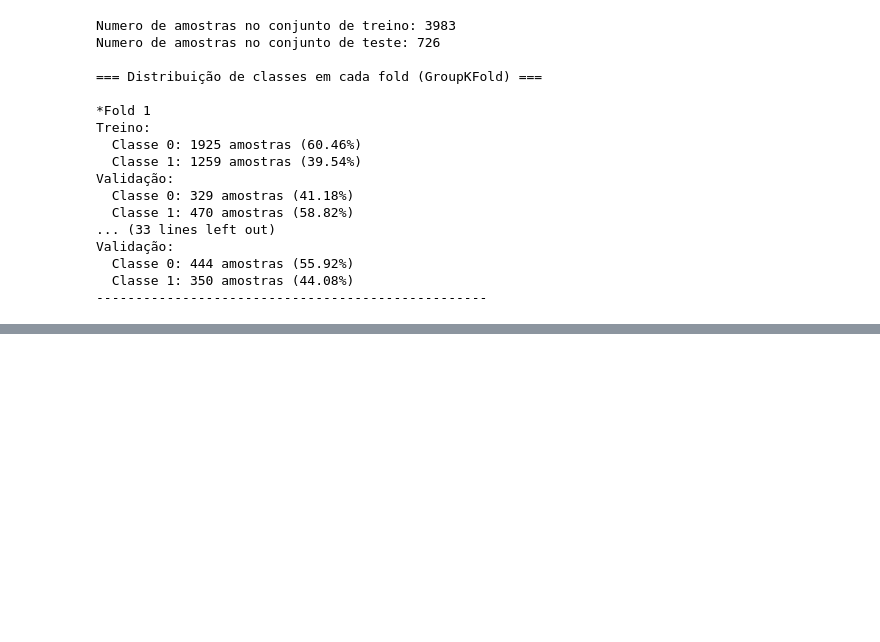
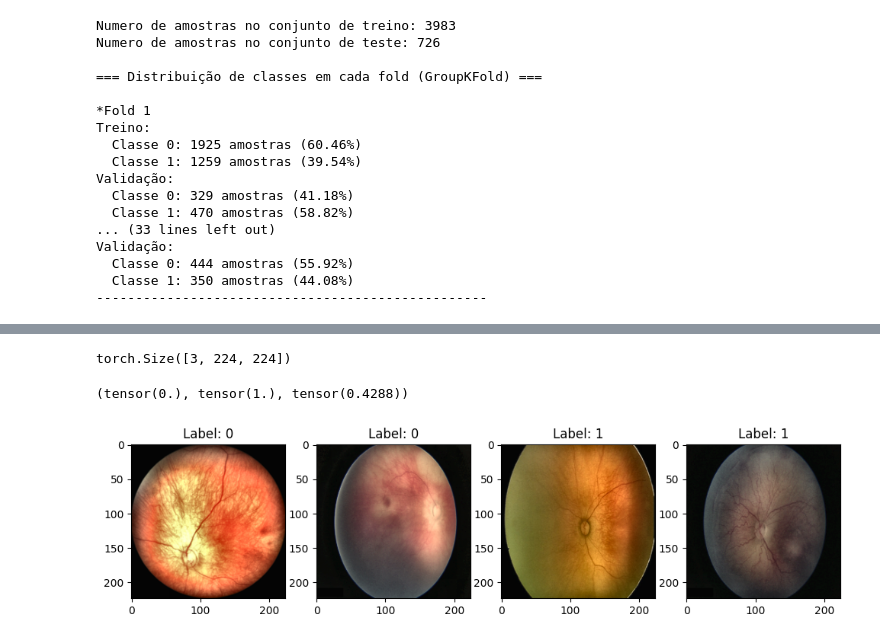
Before and after one commit to Pvictox/ROP_CLASSIFICATION, a Jupyter notebook: visualiza.ipynb, the cells around one changed output, grey strips where cells are left out. Saved outputs shown, nothing was run; the diff lists cells and outputs as text; code cells hidden in the pictures; blank space fills up the shorter version.

Commit message:
[Lucas] feat: add visualizacao das imagens do batch

```diff
--- a/visualiza.ipynb
+++ b/visualiza.ipynb
@@ -146,0 +163,43 @@ Validação:
+# %%
+rop_dataset = ROPDataset(df, is_train=False, apply_clahe=True)
+# %%
+from torchvision import transforms
+
+def custom_collate_fn(batch):
+    transform = transforms.ToTensor()
+
+    images = []
+    labels = []
+
+    for item in batch:
+        if len(item) == 3:
+            image, label, _ = item  # ignora patient_id
+            if hasattr(image, 'mode'):  # PIL.Image
+                image = transform(image)
+            images.append(image)
+            labels.append(label)
+
+    return torch.stack(images), torch.tensor(labels)
+# %%
+loader = DataLoader(rop_dataset, batch_size=4, shuffle=True, collate_fn=custom_collate_fn)
+images, labels = next(iter(loader))
+# %%
+images[0].shape
+# %% [output]
+torch.Size([3, 224, 224])
+# %%
+images[0].min(), images[0].max(), images[0].mean()
+# %% [output]
+(tensor(0.), tensor(1.), tensor(0.4288))
+# %%
+# Mostrar as imagens
+plt.figure(figsize=(12, 6))
+for i in range(len(images)):
+    plt.subplot(1, len(images), i+1)
+    img = images[i].permute(1, 2, 0).numpy()  # CxHxW para HxWxC
+    plt.imshow(img, cmap='gray')
+    plt.title(f'Label: {labels[i].item()}')
+    plt.axis('on')
+plt.show()
+# %% [output]
+[figure, added]
```
Also changed, not shown: parts of 5 cells of this notebook.
